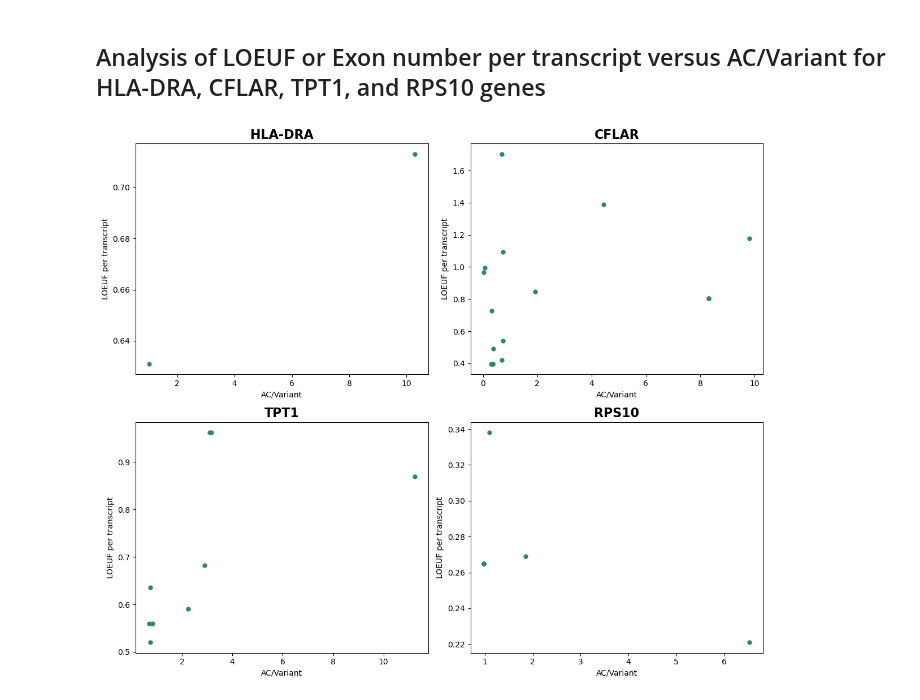
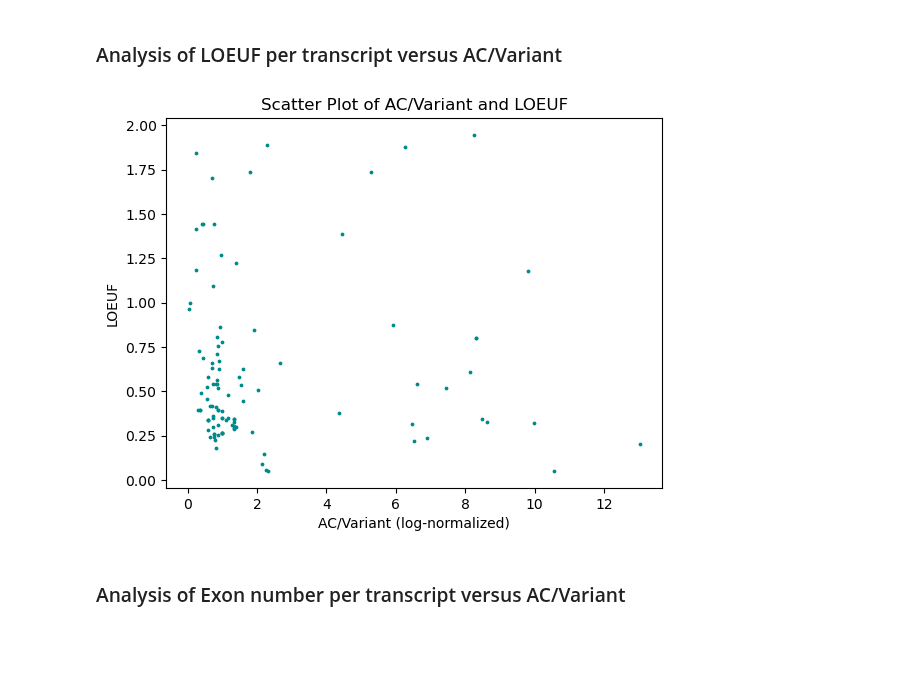
Before and after one commit to nastasia-iv/genvar, a Jupyter notebook: transcript_conservativity/code/gene_examples_analysis.ipynb, the cells around one changed output. Saved outputs shown, nothing was run; the diff lists cells and outputs as text; code cells hidden in the pictures; blank space fills up the shorter version.

```diff
--- a/transcript_conservativity/code/gene_examples_analysis.ipynb
+++ b/transcript_conservativity/code/gene_examples_analysis.ipynb
@@ -25,21 +45,12 @@ gene_data_RPS10 = pd.read_csv('/home/bioinf/gnomad-variants/Grishchenko/processe
+# %% [markdown]
+### Analysis of LOEUF per transcript versus AC/Variant
+# %%
+plt.scatter(np.log1p(transcipts_data['AC/Variant']), transcipts_data['LOEUF_transcript'], s=3, color = 'darkcyan')
+plt.xlabel('AC/Variant (log-normalized)')
+plt.ylabel('LOEUF')
+plt.title('Scatter Plot of AC/Variant and LOEUF')
+plt.show()
+# %% [output]
+[figure, added]
 # %% [markdown]
-## Analysis of LOEUF or Exon number per transcript versus AC/Variant for HLA-DRA, CFLAR, TPT1, and RPS10 genes
+### Analysis of Exon number per transcript versus AC/Variant
-# %%
-fig, axs = plt.subplots(2, 2, figsize=(12, 10))
-
-# Список с данными из 4 датафреймов (df1, df2, df3, df4)
-dataframes = [gene_data_HLADRA, gene_data_CFLAR, gene_data_TPT1, gene_data_RPS10]
-titles = ['HLA-DRA', 'CFLAR', 'TPT1', 'RPS10']
-
-for i, df in enumerate(dataframes):
-    ax = axs[i//2, i%2]
-    ax.scatter(np.log1p(df['AC/Variant']), df['lof_transcript'], color='seagreen', s = 25)
-    ax.set_title(titles[i], fontsize=16, fontweight='bold')
-    ax.set_xlabel('AC/Variant')
-    ax.set_ylabel('LOEUF per transcript')
-
-plt.tight_layout()
-plt.savefig('../data/plots/LOEUF_AC_plot.png', bbox_inches='tight')
-plt.show()
-# %% [output]
-[figure, removed]
```
Also changed, not shown: parts of 30 cells of this notebook.
